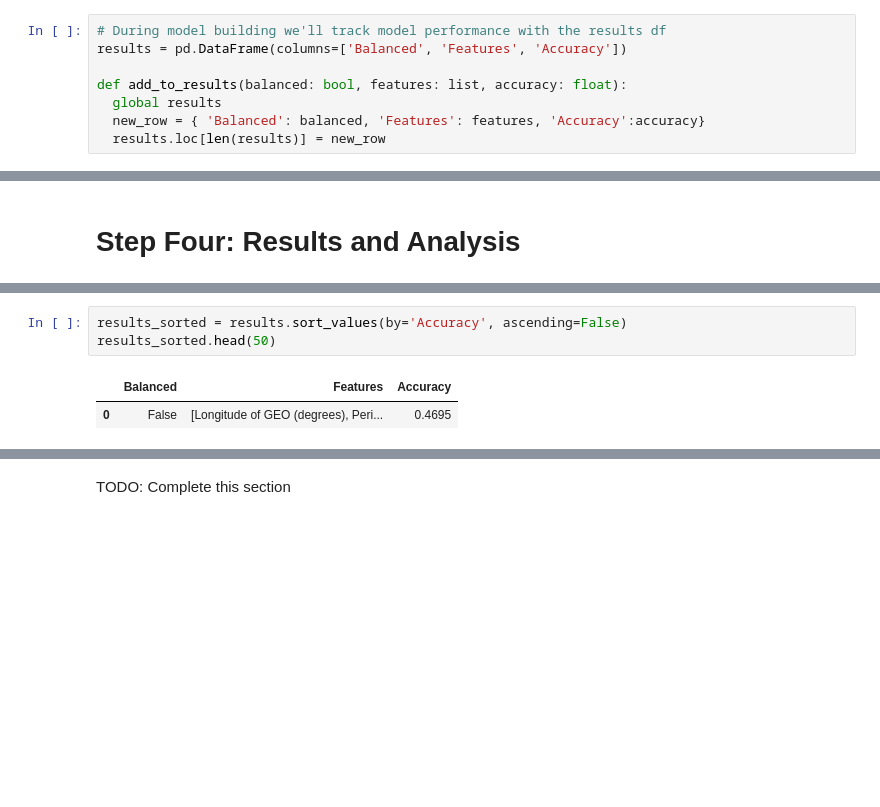
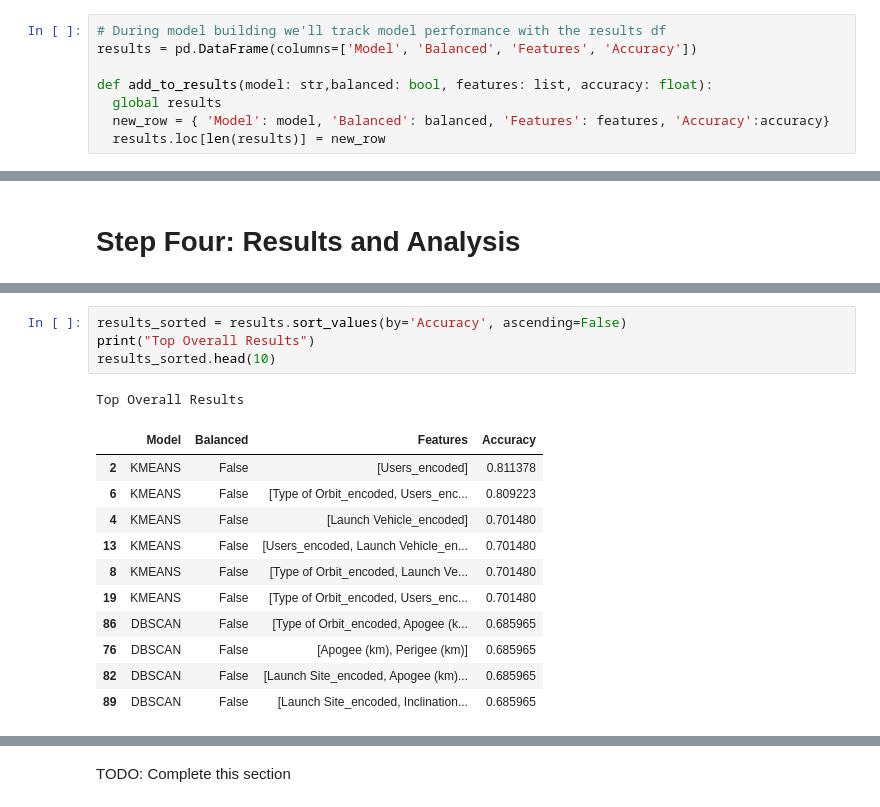
Before and after one commit to iffigueroa/Satellite-Classification, a Jupyter notebook: unsupervised_satellite_classification.ipynb, the cells around one changed output, grey strips where cells are left out. Saved outputs shown, nothing was run; the diff lists cells and outputs as text; blank space fills up the shorter version.

Commit message:
add dbscan methods

```diff
--- a/unsupervised_satellite_classification.ipynb
+++ b/unsupervised_satellite_classification.ipynb
@@ -259,11 +259,11 @@ In this section we will build two types of unsupervised models: K-means and DBSC
 TODO: CLARIFY - First we'll perform preliminary feature selection based on a combination of correlation + iterating through feature choices to see which produce highest accuracy. After we'll build our models and apply different methods to try and negate biases in our data.
 # %%
 # During model building we'll track model performance with the results df
-results = pd.DataFrame(columns=['Balanced', 'Features', 'Accuracy'])
+results = pd.DataFrame(columns=['Model', 'Balanced', 'Features', 'Accuracy'])
 
-def add_to_results(balanced: bool, features: list, accuracy: float):
+def add_to_results(model: str,balanced: bool, features: list, accuracy: float):
   global results
-  new_row = { 'Balanced': balanced, 'Features': features, 'Accuracy':accuracy}
+  new_row = { 'Model': model, 'Balanced': balanced, 'Features': features, 'Accuracy':accuracy}
   results.loc[len(results)] = new_row
 # %%
 real_labels = sat_df['Purpose'].unique()
@@ -350,6 +490,17 @@ Now that we've picked our model features, lets evaluate the model.
 # %%
 results_sorted = results.sort_values(by='Accuracy', ascending=False)
-results_sorted.head(50)
+print("Top Overall Results")
+results_sorted.head(10)
 # %% [output]
+Top Overall Results
-|  | Balanced | Features | Accuracy |
-| 0 | False | [Longitude of GEO (degrees), Peri... | 0.4695 |
+|  | Model | Balanced | Features | Accuracy |
+| 2 | KMEANS | False | [Users_encoded] | 0.811378 |
+| 6 | KMEANS | False | [Type of Orbit_encoded, Users_enc... | 0.809223 |
+| 4 | KMEANS | False | [Launch Vehicle_encoded] | 0.701480 |
+| 13 | KMEANS | False | [Users_encoded, Launch Vehicle_en... | 0.701480 |
+| 8 | KMEANS | False | [Type of Orbit_encoded, Launch Ve... | 0.701480 |
+| 19 | KMEANS | False | [Type of Orbit_encoded, Users_enc... | 0.701480 |
+| 86 | DBSCAN | False | [Type of Orbit_encoded, Apogee (k... | 0.685965 |
+| 76 | DBSCAN | False | [Apogee (km), Perigee (km)] | 0.685965 |
+| 82 | DBSCAN | False | [Launch Site_encoded, Apogee (km)... | 0.685965 |
+| 89 | DBSCAN | False | [Launch Site_encoded, Inclination... | 0.685965 |
```
Also changed, not shown: parts of 22 cells of this notebook.
